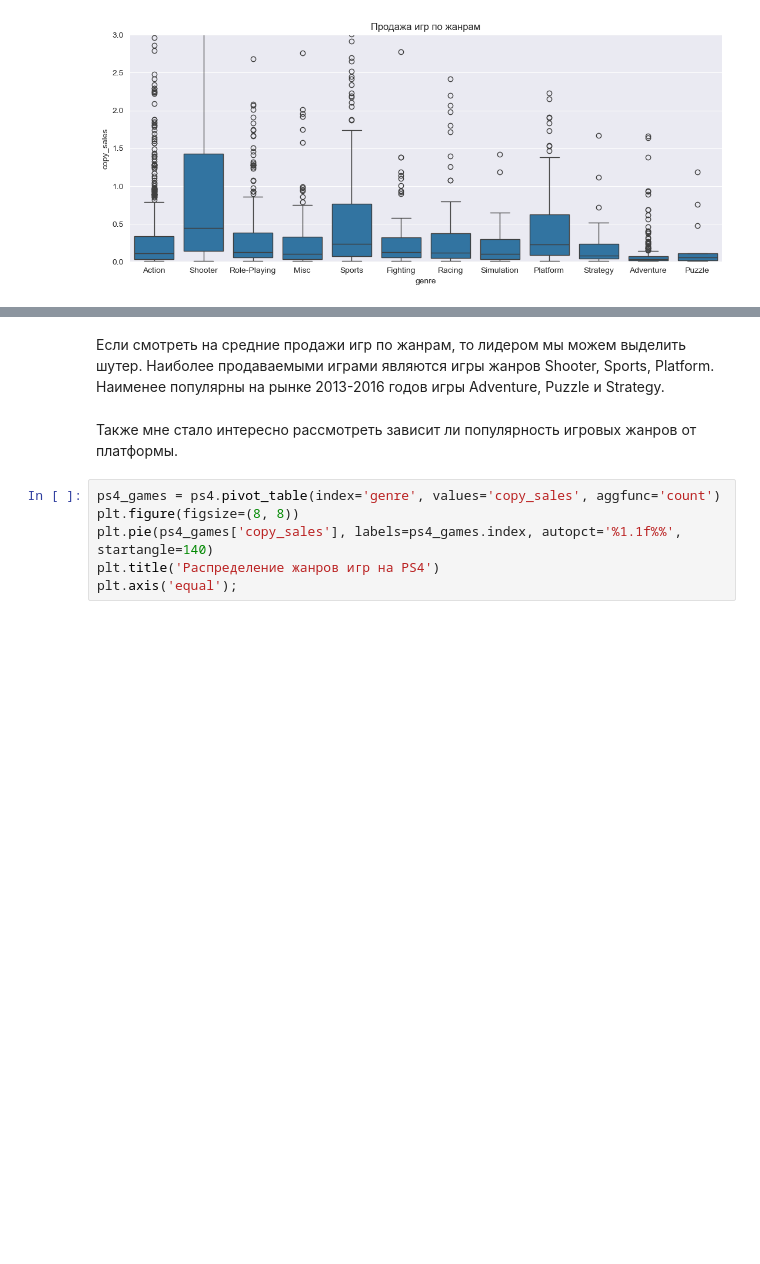
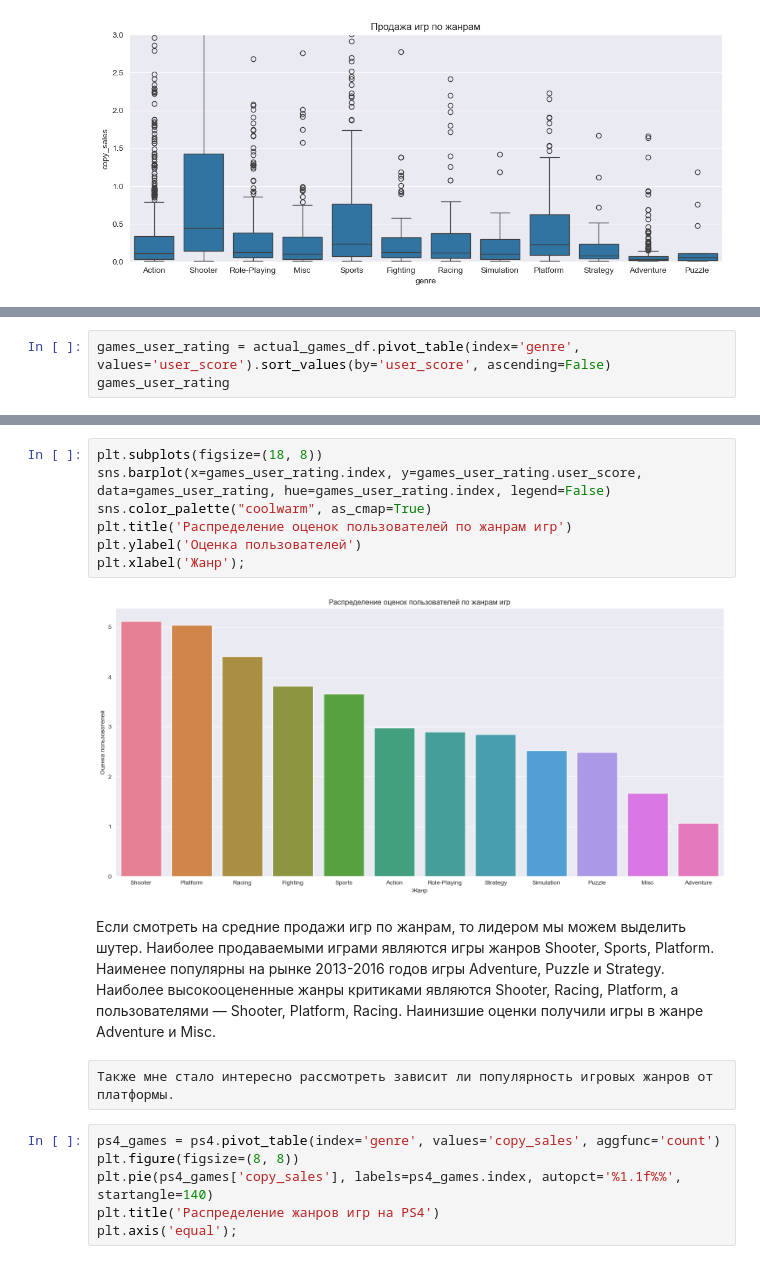
Before and after one commit to liriannamiller/pet_projects, a Jupyter notebook: games_project.ipynb, the cells around one changed output, grey strips where cells are left out. Cells and saved outputs as stored; diff of their text form; blank space fills up the shorter version.

```diff
--- a/games_project.ipynb
+++ b/games_project.ipynb
@@ -425,0 +546,3 @@ _ = plt.ylim(0, 3);
+# %%
+games_user_rating = actual_games_df.pivot_table(index='genre', values='user_score').sort_values(by='user_score', ascending=False)
+games_user_rating
@@ -426,7 +564,16 @@ _ = plt.ylim(0, 3);
+# %%
+plt.subplots(figsize=(18, 8))
+sns.barplot(x=games_user_rating.index, y=games_user_rating.user_score, data=games_user_rating, hue=games_user_rating.index, legend=False)
+sns.color_palette("coolwarm", as_cmap=True)
+plt.title('Распределение оценок пользователей по жанрам игр')
+plt.ylabel('Оценка пользователей')
+plt.xlabel('Жанр');
+# %% [output]
+[figure, added]
 # %% [markdown]
-Если смотреть на средние продажи игр по жанрам, то лидером мы можем выделить шутер. Наиболее продаваемыми играми являются игры жанров Shooter, Sports, Platform. Наименее популярны на рынке 2013-2016 годов игры Adventure, Puzzle и Strategy.
+Если смотреть на средние продажи игр по жанрам, то лидером мы можем выделить шутер. Наиболее продаваемыми играми являются игры жанров Shooter, Sports, Platform. Наименее популярны на рынке 2013-2016 годов игры Adventure, Puzzle и Strategy. Наиболее высокооцененные жанры критиками являются Shooter, Racing, Platform, а пользователями — Shooter, Platform, Racing. Наинизшие оценки получили игры в жанре Adventure и Misc.
-# %% [markdown]
-Также мне стало интересно рассмотреть зависит ли популярность игровых жанров от платформы.
+# %% [raw]
+Также мне стало интересно рассмотреть зависит ли популярность игровых жанров от платформы.
 # %%
 ps4_games = ps4.pivot_table(index='genre', values='copy_sales', aggfunc='count')
 plt.figure(figsize=(8, 8))
```
Also changed, not shown: parts of 24 cells of this notebook.
